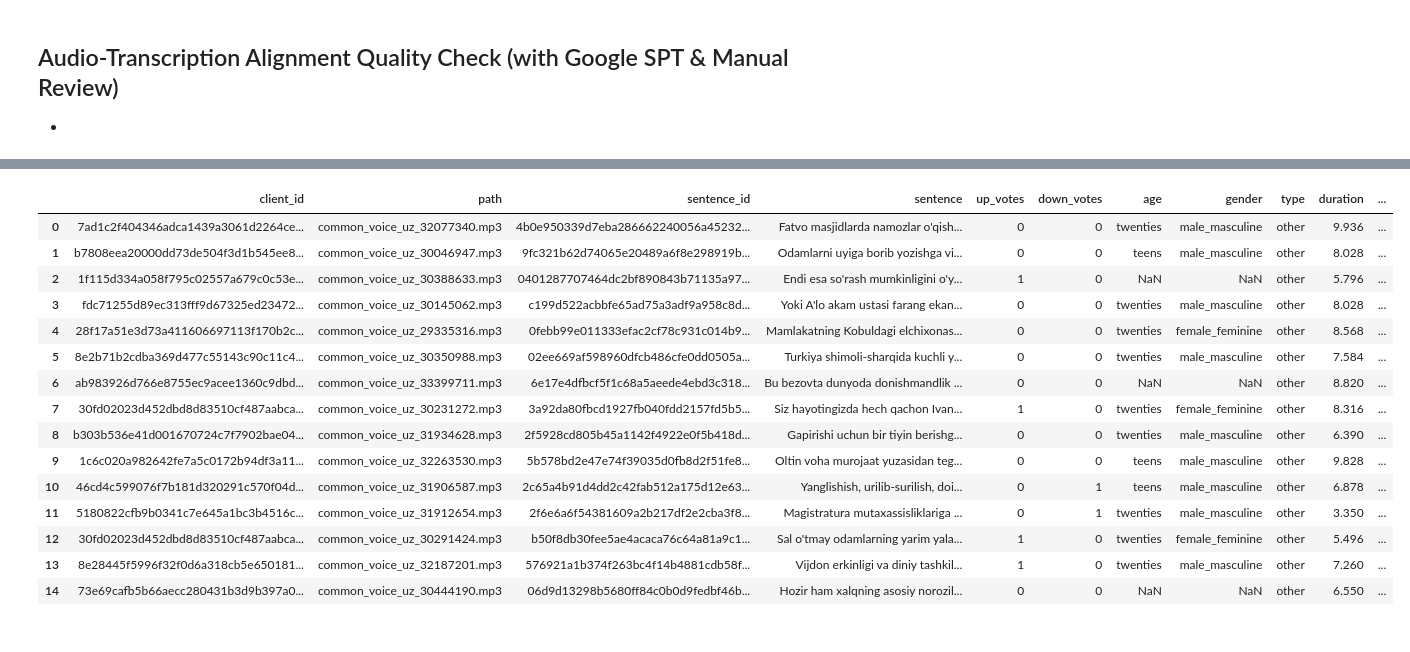
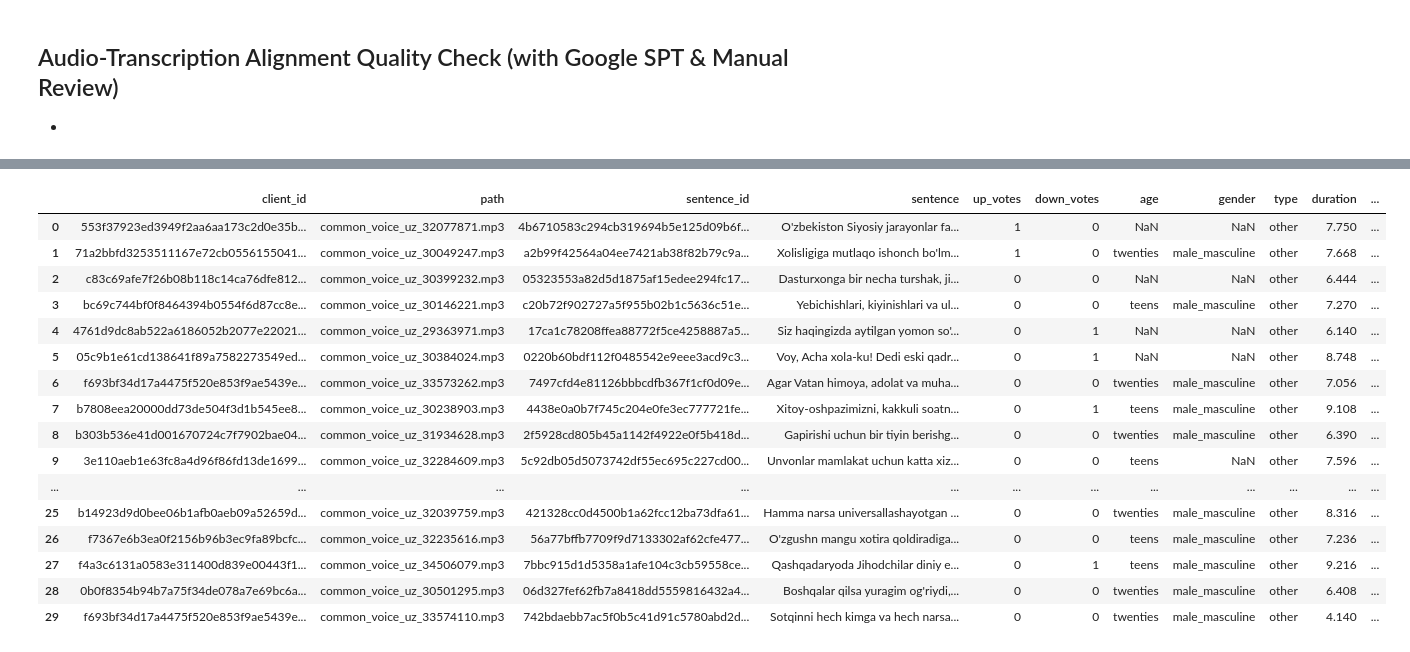
Before and after one commit to HaidarChaito/uzbek-automatic-speech-recognition, a Jupyter notebook: notebooks/common_voice_dataset_quality_evaluation.ipynb, the cells around one changed output, grey strips where cells are left out. Cells and saved outputs as stored; diff of their text form; code cells hidden in the pictures.

```diff
--- a/notebooks/common_voice_dataset_quality_evaluation.ipynb
+++ b/notebooks/common_voice_dataset_quality_evaluation.ipynb
@@ -880,33 +884,34 @@ Saved transcription results to: ../datasets/mcv-scripted-uz-v23.0/cv-corpus-23.0
 # %%
-sampled_recordings_df = pd.read_csv(SAMPLED_RECORDINGS_PATH, index_col="id").sample(15, random_state=SEED)
+sampled_recordings_df = pd.read_csv(SAMPLED_RECORDINGS_PATH, index_col="id").sample(30, random_state=SEED)
 predicted_transcripts_df = pd.read_csv(TRANSCRIPTION_RESULTS_PATH)
 
 # Merge transcription results with original data
 alignment_check_df = sampled_recordings_df.copy()
 alignment_check_df = alignment_check_df.merge(
     predicted_transcripts_df,
     left_on="path",
     right_on="path",
     how="left"
 )
 alignment_check_df
 # %% [output]
 |  | client_id | path | sentence_id | sentence | up_votes | down_votes | age | gender | type | duration | ... |
-| 0 | 7ad1c2f404346adca1439a3061d2264ce... | common_voice_uz_32077340.mp3 | 4b0e950339d7eba286662240056a45232... | Fatvo masjidlarda namozlar o'qish... | 0 | 0 | twenties | male_masculine | other | 9.936 | ... |
-| 1 | b7808eea20000dd73de504f3d1b545ee8... | common_voice_uz_30046947.mp3 | 9fc321b62d74065e20489a6f8e298919b... | Odamlarni uyiga borib yozishga vi... | 0 | 0 | teens | male_masculine | other | 8.028 | ... |
-| 2 | 1f115d334a058f795c02557a679c0c53e... | common_voice_uz_30388633.mp3 | 0401287707464dc2bf890843b71135a97... | Endi esa so'rash mumkinligini o'y... | 1 | 0 | NaN | NaN | other | 5.796 | ... |
-| 3 | fdc71255d89ec313fff9d67325ed23472... | common_voice_uz_30145062.mp3 | c199d522acbbfe65ad75a3adf9a958c8d... | Yoki A'lo akam ustasi farang ekan... | 0 | 0 | twenties | male_masculine | other | 8.028 | ... |
-| 4 | 28f17a51e3d73a411606697113f170b2c... | common_voice_uz_29335316.mp3 | 0febb99e011333efac2cf78c931c014b9... | Mamlakatning Kobuldagi elchixonas... | 0 | 0 | twenties | female_feminine | other | 8.568 | ... |
-| 5 | 8e2b71b2cdba369d477c55143c90c11c4... | common_voice_uz_30350988.mp3 | 02ee669af598960dfcb486cfe0dd0505a... | Turkiya shimoli-sharqida kuchli y... | 0 | 0 | twenties | male_masculine | other | 7.584 | ... |
-| 6 | ab983926d766e8755ec9acee1360c9dbd... | common_voice_uz_33399711.mp3 | 6e17e4dfbcf5f1c68a5aeede4ebd3c318... | Bu bezovta dunyoda donishmandlik ... | 0 | 0 | NaN | NaN | other | 8.820 | ... |
-| 7 | 30fd02023d452dbd8d83510cf487aabca... | common_voice_uz_30231272.mp3 | 3a92da80fbcd1927fb040fdd2157fd5b5... | Siz hayotingizda hech qachon Ivan... | 1 | 0 | twenties | female_feminine | other | 8.316 | ... |
+| 0 | 553f37923ed3949f2aa6aa173c2d0e35b... | common_voice_uz_32077871.mp3 | 4b6710583c294cb319694b5e125d09b6f... | O'zbekiston Siyosiy jarayonlar fa... | 1 | 0 | NaN | NaN | other | 7.750 | ... |
+| 1 | 71a2bbfd3253511167e72cb0556155041... | common_voice_uz_30049247.mp3 | a2b99f42564a04ee7421ab38f82b79c9a... | Xolisligiga mutlaqo ishonch bo'lm... | 1 | 0 | twenties | male_masculine | other | 7.668 | ... |
+| 2 | c83c69afe7f26b08b118c14ca76dfe812... | common_voice_uz_30399232.mp3 | 05323553a82d5d1875af15edee294fc17... | Dasturxonga bir necha turshak, ji... | 0 | 0 | NaN | NaN | other | 6.444 | ... |
+| 3 | bc69c744bf0f8464394b0554f6d87cc8e... | common_voice_uz_30146221.mp3 | c20b72f902727a5f955b02b1c5636c51e... | Yebichishlari, kiyinishlari va ul... | 0 | 0 | teens | male_masculine | other | 7.270 | ... |
+| 4 | 4761d9dc8ab522a6186052b2077e22021... | common_voice_uz_29363971.mp3 | 17ca1c78208ffea88772f5ce4258887a5... | Siz haqingizda aytilgan yomon so'... | 0 | 1 | NaN | NaN | other | 6.140 | ... |
+| 5 | 05c9b1e61cd138641f89a7582273549ed... | common_voice_uz_30384024.mp3 | 0220b60bdf112f0485542e9eee3acd9c3... | Voy, Acha xola-ku! Dedi eski qadr... | 0 | 1 | NaN | NaN | other | 8.748 | ... |
+| 6 | f693bf34d17a4475f520e853f9ae5439e... | common_voice_uz_33573262.mp3 | 7497cfd4e81126bbbcdfb367f1cf0d09e... | Agar Vatan himoya, adolat va muha... | 0 | 0 | twenties | male_masculine | other | 7.056 | ... |
+| 7 | b7808eea20000dd73de504f3d1b545ee8... | common_voice_uz_30238903.mp3 | 4438e0a0b7f745c204e0fe3ec777721fe... | Xitoy-oshpazimizni, kakkuli soatn... | 0 | 1 | teens | male_masculine | other | 9.108 | ... |
 | 8 | b303b536e41d001670724c7f7902bae04... | common_voice_uz_31934628.mp3 | 2f5928cd805b45a1142f4922e0f5b418d... | Gapirishi uchun bir tiyin berishg... | 0 | 0 | twenties | male_masculine | other | 6.390 | ... |
-| 9 | 1c6c020a982642fe7a5c0172b94df3a11... | common_voice_uz_32263530.mp3 | 5b578bd2e47e74f39035d0fb8d2f51fe8... | Oltin voha murojaat yuzasidan teg... | 0 | 0 | teens | male_masculine | other | 9.828 | ... |
-| 10 | 46cd4c599076f7b181d320291c570f04d... | common_voice_uz_31906587.mp3 | 2c65a4b91d4dd2c42fab512a175d12e63... | Yanglishish, urilib-surilish, doi... | 0 | 1 | teens | male_masculine | other | 6.878 | ... |
-| 11 | 5180822cfb9b0341c7e645a1bc3b4516c... | common_voice_uz_31912654.mp3 | 2f6e6a6f54381609a2b217df2e2cba3f8... | Magistratura mutaxassisliklariga ... | 0 | 1 | twenties | male_masculine | other | 3.350 | ... |
-| 12 | 30fd02023d452dbd8d83510cf487aabca... | common_voice_uz_30291424.mp3 | b50f8db30fee5ae4acaca76c64a81a9c1... | Sal o'tmay odamlarning yarim yala... | 1 | 0 | twenties | female_feminine | other | 5.496 | ... |
-| 13 | 8e28445f5996f32f0d6a318cb5e650181... | common_voice_uz_32187201.mp3 | 576921a1b374f263bc4f14b4881cdb58f... | Vijdon erkinligi va diniy tashkil... | 1 | 0 | twenties | male_masculine | other | 7.260 | ... |
-| 14 | 73e69cafb5b66aecc280431b3d9b397a0... | common_voice_uz_30444190.mp3 | 06d9d13298b5680ff84c0b0d9fedbf46b... | Hozir ham xalqning asosiy norozil... | 0 | 0 | NaN | NaN | other | 6.550 | ... |
+| 9 | 3e110aeb1e63fc8a4d96f86fd13de1699... | common_voice_uz_32284609.mp3 | 5c92db05d5073742df55ec695c227cd00... | Unvonlar mamlakat uchun katta xiz... | 0 | 0 | teens | NaN | other | 7.596 | ... |
+| ... | ... | ... | ... | ... | ... | ... | ... | ... | ... | ... | ... |
+| 25 | b14923d9d0bee06b1afb0aeb09a52659d... | common_voice_uz_32039759.mp3 | 421328cc0d4500b1a62fcc12ba73dfa61... | Hamma narsa universallashayotgan ... | 0 | 0 | twenties | male_masculine | other | 8.316 | ... |
+| 26 | f7367e6b3ea0f2156b96b3ec9fa89bcfc... | common_voice_uz_32235616.mp3 | 56a77bffb7709f9d7133302af62cfe477... | O'zgushn mangu xotira qoldiradiga... | 0 | 0 | teens | male_masculine | other | 7.236 | ... |
+| 27 | f4a3c6131a0583e311400d839e00443f1... | common_voice_uz_34506079.mp3 | 7bbc915d1d5358a1afe104c3cb59558ce... | Qashqadaryoda Jihodchilar diniy e... | 0 | 1 | teens | male_masculine | other | 9.216 | ... |
+| 28 | 0b0f8354b94b7a75f34de078a7e69bc6a... | common_voice_uz_30501295.mp3 | 06d327fef62fb7a8418dd5559816432a4... | Boshqalar qilsa yuragim og'riydi,... | 0 | 0 | twenties | male_masculine | other | 6.408 | ... |
+| 29 | f693bf34d17a4475f520e853f9ae5439e... | common_voice_uz_33574110.mp3 | 742bdaebb7ac5f0b5c41d91c5780abd2d... | Sotqinni hech kimga va hech narsa... | 0 | 0 | twenties | male_masculine | other | 4.140 | ... |
 # %%
 from scripts import similarity_metrics
 
```
Also changed, not shown: parts of 10 cells of this notebook, 1 other file.
